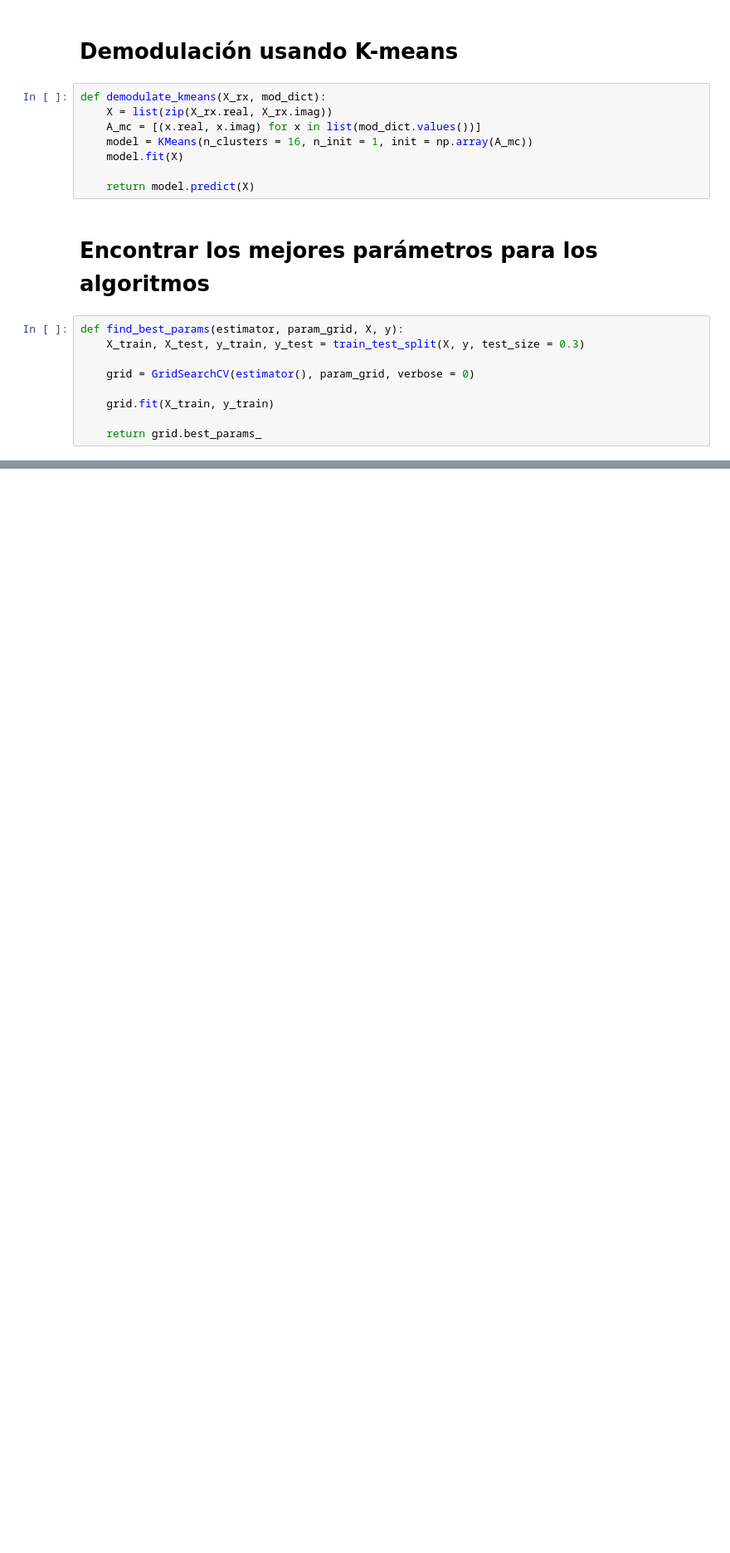
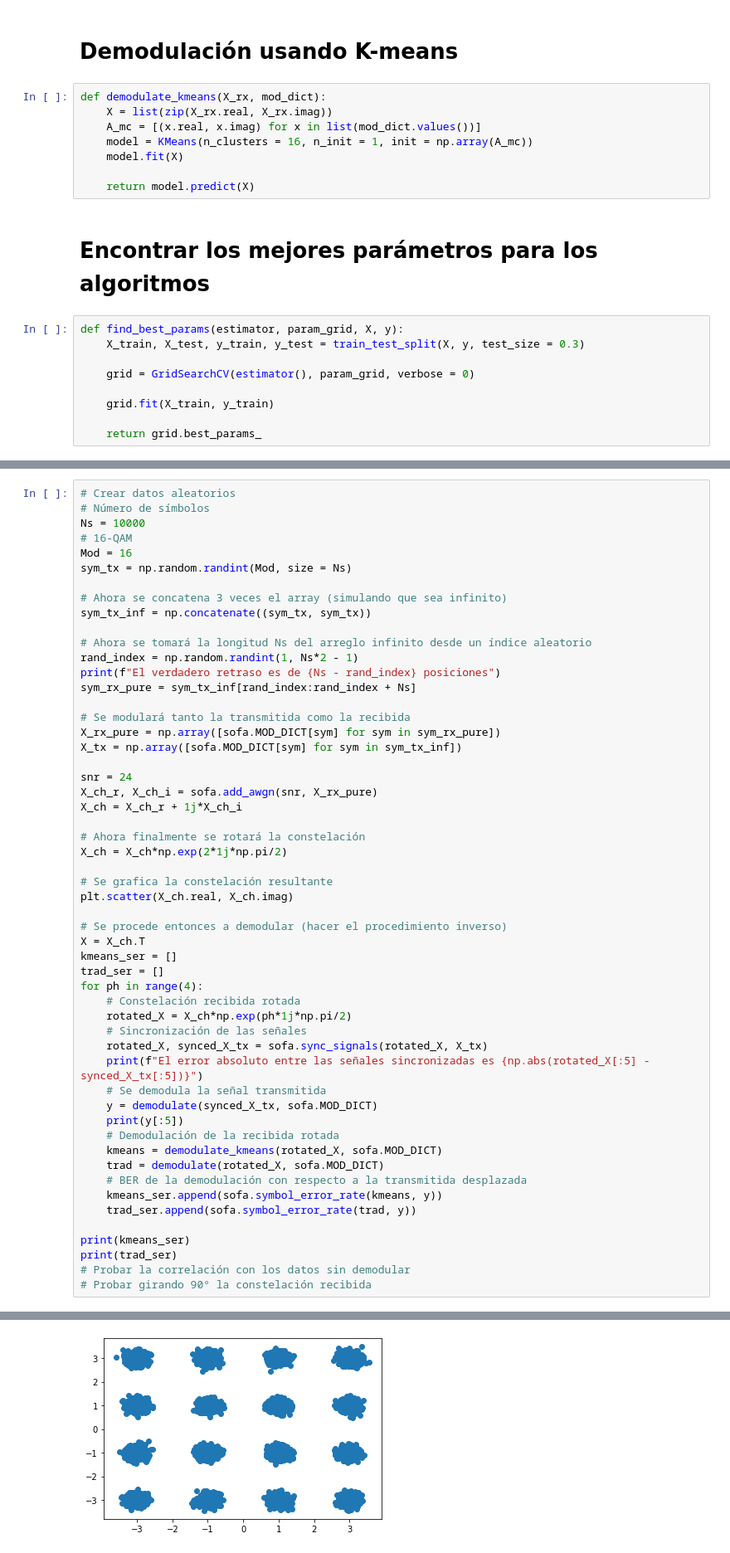
Before and after one commit to jjgranadat/Semillero_SOFA, a Jupyter notebook: knn_svm_kmeans_16qam.ipynb, the cells around one changed output, grey strips where cells are left out. Shown at 83% size. Cells and saved outputs as stored; diff of their text form; blank space fills up the shorter version.

```diff
--- a/knn_svm_kmeans_16qam.ipynb
+++ b/knn_svm_kmeans_16qam.ipynb
@@ -216,0 +217,55 @@ inicio de trama en  68573 8 14 8 9
+# %%
+# Crear datos aleatorios
+# Número de símbolos
+Ns = 10000
+# 16-QAM
+Mod = 16
+sym_tx = np.random.randint(Mod, size = Ns)
+
+# Ahora se concatena 3 veces el array (simulando que sea infinito)
+sym_tx_inf = np.concatenate((sym_tx, sym_tx))
+
+# Ahora se tomará la longitud Ns del arreglo infinito desde un índice aleatorio
+rand_index = np.random.randint(1, Ns*2 - 1)
+print(f"El verdadero retraso es de {Ns - rand_index} posiciones")
+sym_rx_pure = sym_tx_inf[rand_index:rand_index + Ns]
+
+# Se modulará tanto la transmitida como la recibida
+X_rx_pure = np.array([sofa.MOD_DICT[sym] for sym in sym_rx_pure])
+X_tx = np.array([sofa.MOD_DICT[sym] for sym in sym_tx_inf])
+
+snr = 24
+X_ch_r, X_ch_i = sofa.add_awgn(snr, X_rx_pure)
+X_ch = X_ch_r + 1j*X_ch_i
+
+# Ahora finalmente se rotará la constelación
+X_ch = X_ch*np.exp(2*1j*np.pi/2)
+
+# Se grafica la constelación resultante
+plt.scatter(X_ch.real, X_ch.imag)
+
+# Se procede entonces a demodular (hacer el procedimiento inverso)
+X = X_ch.T
+kmeans_ser = []
+trad_ser = []
+for ph in range(4):
+    # Constelación recibida rotada
+    rotated_X = X_ch*np.exp(ph*1j*np.pi/2)
+    # Sincronización de las señales
+    rotated_X, synced_X_tx = sofa.sync_signals(rotated_X, X_tx)
+    print(f"El error absoluto entre las señales sincronizadas es {np.abs(rotated_X[:5] - synced_X_tx[:5])}")
+    # Se demodula la señal transmitida
+    y = demodulate(synced_X_tx, sofa.MOD_DICT)
+    print(y[:5])
+    # Demodulación de la recibida rotada
+    kmeans = demodulate_kmeans(rotated_X, sofa.MOD_DICT)
+    trad = demodulate(rotated_X, sofa.MOD_DICT)
+    # BER de la demodulación con respecto a la transmitida desplazada
+    kmeans_ser.append(sofa.symbol_error_rate(kmeans, y))
+    trad_ser.append(sofa.symbol_error_rate(trad, y))
+
+print(kmeans_ser)
+print(trad_ser)
+# Probar la correlación con los datos sin demodular
+# Probar girando 90° la constelación recibida
+# %% [output]
@@ -216,0 +273 @@ inicio de trama en  68573 8 14 8 9
+[figure, added]
```
Also changed, not shown: parts of 19 cells of this notebook.
